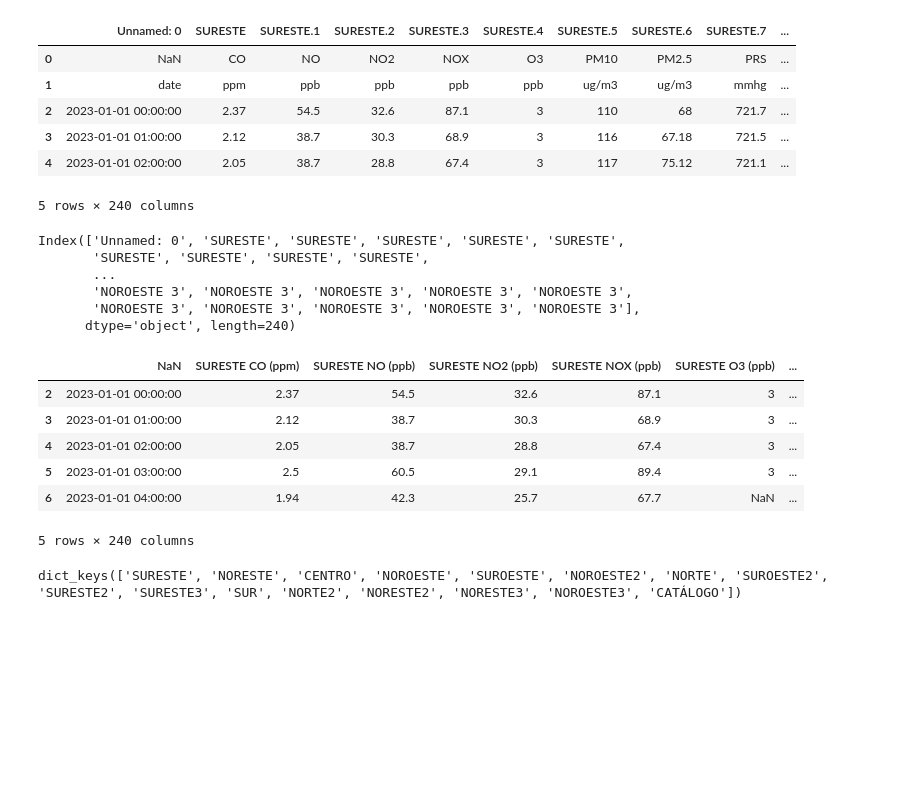
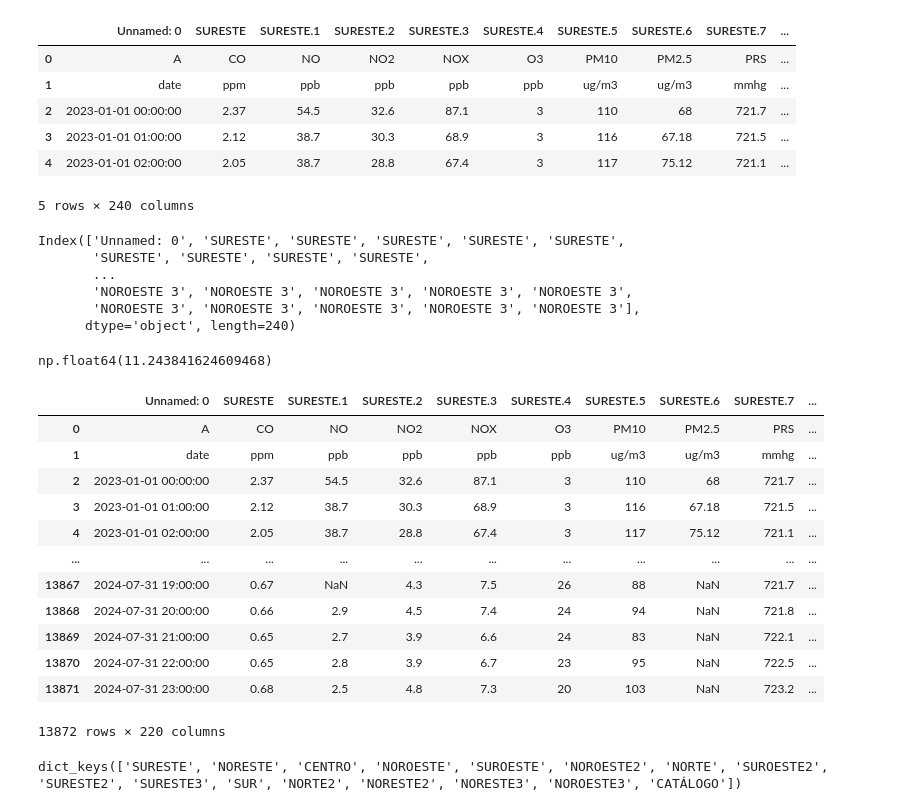
Before and after one commit to Huesoro/Multivariate_Analysis, a Jupyter notebook: DEA.ipynb, the cells around one changed output. Cells and saved outputs as stored; diff of their text form; code cells hidden in the pictures; blank space fills up the shorter version.

Commit message:
Version 2 de limpieza de datos
Los dataframes están listos para análisis y trabajo con ellos. Hace falta comprobar que no se hayan perdido datos

```diff
--- a/DEA.ipynb
+++ b/DEA.ipynb
@@ -3,5 +3,10 @@ import pandas as pd
 import numpy as np
 import matplotlib.pyplot as plt
 import seaborn as sns
+# %%
+#Put unlimited max columns when displaying dataframes
+pd.set_option('display.max_columns', None)
 # %%
 df2023_2024 = pd.read_excel("DATOS HISTÓRICOS 2023_2024_TODAS ESTACIONES_ITESM.xlsx")
+# %%
+df2023_2024.loc[0,:] = df2023_2024.loc[0,:].fillna("A")
@@ -9,7 +31,7 @@ df2023_2024 = pd.read_excel("DATOS HISTÓRICOS 2023_2024_TODAS ESTACIONES_ITESM.
 df2023_2024.head()
 # %% [output]
 |  | Unnamed: 0 | SURESTE | SURESTE.1 | SURESTE.2 | SURESTE.3 | SURESTE.4 | SURESTE.5 | SURESTE.6 | SURESTE.7 | ... |
-| 0 | NaN | CO | NO | NO2 | NOX | O3 | PM10 | PM2.5 | PRS | ... |
+| 0 | A | CO | NO | NO2 | NOX | O3 | PM10 | PM2.5 | PRS | ... |
 | 1 | date | ppm | ppb | ppb | ppb | ppb | ug/m3 | ug/m3 | mmhg | ... |
 | 2 | 2023-01-01 00:00:00 | 2.37 | 54.5 | 32.6 | 87.1 | 3 | 110 | 68 | 721.7 | ... |
 | 3 | 2023-01-01 01:00:00 | 2.12 | 38.7 | 30.3 | 68.9 | 3 | 116 | 67.18 | 721.5 | ... |
@@ -29,16 +51,31 @@ Index(['Unnamed: 0', 'SURESTE', 'SURESTE', 'SURESTE', 'SURESTE', 'SURESTE',
 # %%
 df2023_2024.columns = df2023_2024.columns + " " + df2023_2024.loc[0] + " (" + df2023_2024.loc[1] +")"
 df2023_2024.drop([0,1], inplace=True)
+# %%
+(df2023_2024.isna().sum() / df2023_2024.shape[0] * 100).mean()
+# %% [output]
+np.float64(11.243841624609468)
+# %%
+df2023_2024["Unnamed: 0 A (date)"] = pd.to_datetime(df2023_2024["Unnamed: 0 A (date)"])
+# %%
+#Drop all columns with more than 70% of missing values
+df2023_2024.dropna(thresh=df2023_2024.shape[0]*0.7, axis=1, inplace=True)
 # %%
-df2023_2024.head()
+df2023_2024
 # %% [output]
-|  | NaN | SURESTE CO (ppm) | SURESTE NO (ppb) | SURESTE NO2 (ppb) | SURESTE NOX (ppb) | SURESTE O3 (ppb) | ... |
-| 2 | 2023-01-01 00:00:00 | 2.37 | 54.5 | 32.6 | 87.1 | 3 | ... |
-| 3 | 2023-01-01 01:00:00 | 2.12 | 38.7 | 30.3 | 68.9 | 3 | ... |
-| 4 | 2023-01-01 02:00:00 | 2.05 | 38.7 | 28.8 | 67.4 | 3 | ... |
-| 5 | 2023-01-01 03:00:00 | 2.5 | 60.5 | 29.1 | 89.4 | 3 | ... |
-| 6 | 2023-01-01 04:00:00 | 1.94 | 42.3 | 25.7 | 67.7 | NaN | ... |
+|  | Unnamed: 0 | SURESTE | SURESTE.1 | SURESTE.2 | SURESTE.3 | SURESTE.4 | SURESTE.5 | SURESTE.6 | SURESTE.7 | ... |
+| 0 | A | CO | NO | NO2 | NOX | O3 | PM10 | PM2.5 | PRS | ... |
+| 1 | date | ppm | ppb | ppb | ppb | ppb | ug/m3 | ug/m3 | mmhg | ... |
+| 2 | 2023-01-01 00:00:00 | 2.37 | 54.5 | 32.6 | 87.1 | 3 | 110 | 68 | 721.7 | ... |
+| 3 | 2023-01-01 01:00:00 | 2.12 | 38.7 | 30.3 | 68.9 | 3 | 116 | 67.18 | 721.5 | ... |
+| 4 | 2023-01-01 02:00:00 | 2.05 | 38.7 | 28.8 | 67.4 | 3 | 117 | 75.12 | 721.1 | ... |
+| ... | ... | ... | ... | ... | ... | ... | ... | ... | ... | ... |
+| 13867 | 2024-07-31 19:00:00 | 0.67 | NaN | 4.3 | 7.5 | 26 | 88 | NaN | 721.7 | ... |
+| 13868 | 2024-07-31 20:00:00 | 0.66 | 2.9 | 4.5 | 7.4 | 24 | 94 | NaN | 721.8 | ... |
+| 13869 | 2024-07-31 21:00:00 | 0.65 | 2.7 | 3.9 | 6.6 | 24 | 83 | NaN | 722.1 | ... |
+| 13870 | 2024-07-31 22:00:00 | 0.65 | 2.8 | 3.9 | 6.7 | 23 | 95 | NaN | 722.5 | ... |
+| 13871 | 2024-07-31 23:00:00 | 0.68 | 2.5 | 4.8 | 7.3 | 20 | 103 | NaN | 723.2 | ... |
-5 rows × 240 columns
+13872 rows × 220 columns
 # %%
 #Extract each sheet from the excel file
 df2022_2023 = pd.read_excel("DATOS HISTÓRICOS 2022_2023_TODAS ESTACIONES.xlsx", sheet_name=None)
```
Also changed, not shown: parts of 23 cells of this notebook.
